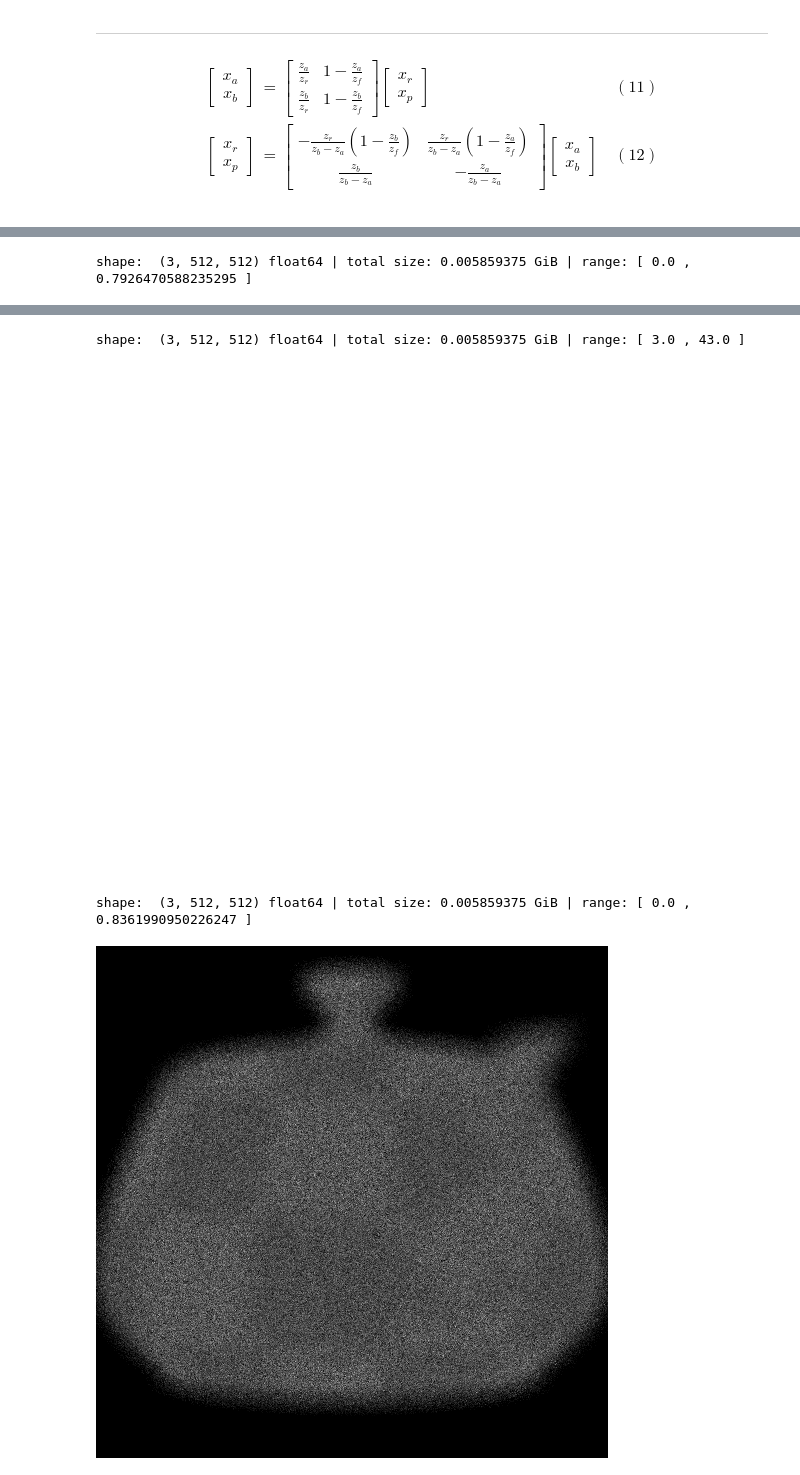
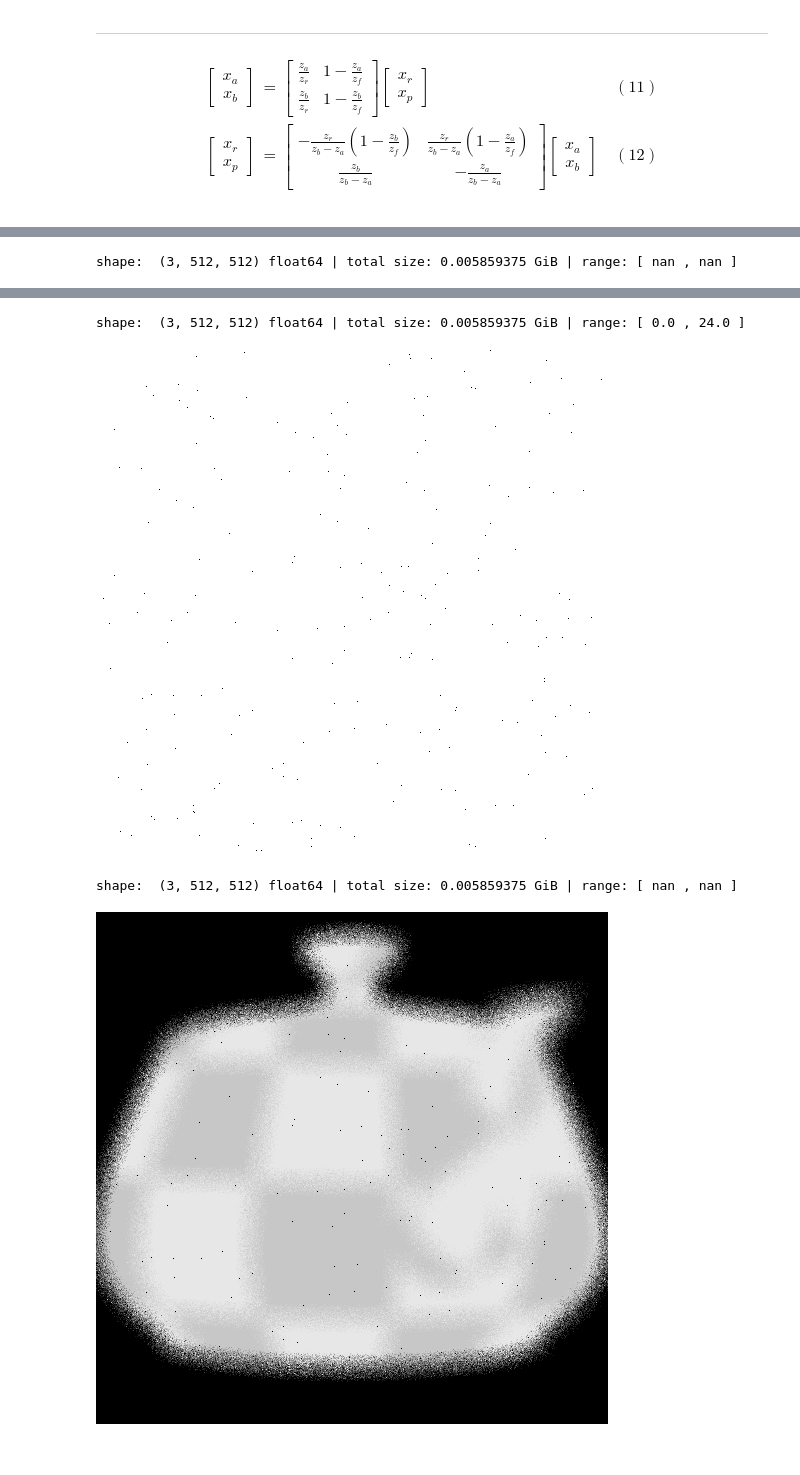
Before and after one commit to raolirom/light-field-prefiltering, a Jupyter notebook: 4d-nnls.ipynb, the cells around one changed output, grey strips where cells are left out. Saved outputs shown, nothing was run; the diff lists cells and outputs as text; code cells hidden in the pictures.

Commit message:
retina coverage

```diff
--- a/4d-nnls.ipynb
+++ b/4d-nnls.ipynb
@@ -223,8 +223,8 @@ size_a = size_r * z_a / abs(z_r) + size_p
 size_b = size_r * z_b / abs(z_r) + size_p
 
 n_r = 512
-n_a = 15
-n_b = 15
+n_a = 49
+n_b = 49
 
 w_r = size_r / n_r
 w_a = size_a / n_a
@@ -245,6 +245,7 @@ rng = np.random.default_rng()
 
 retina_colors = np.zeros((2, 3, n_r, n_r))
 retina_counts = np.zeros((2, 3, n_r, n_r))
+pupil_counts = np.empty((n_a, n_b, n_a, n_b))
 
 x_r = cp.array(lattice_r).reshape(n_r, 1, 1)
 y_r = cp.array(lattice_r).reshape(1, n_r, 1)
@@ -281,13 +282,13 @@ for idx_a, idx_b, idy_a, idy_b in tqdm(np.ndindex(n_a, n_b, n_a, n_b), total=n_a
     # For each focus distance...
     for idz_f, z_f in np.ndenumerate(lattice_f):
         # Retina intersection.
-        ray_x_r = (ray_x_a * (1 - z_b/z_f) - ray_x_b * (1 - z_a/z_f)) * (-z_r) / (z_b - z_a)
-        ray_y_r = (ray_y_a * (1 - z_b/z_f) - ray_y_b * (1 - z_a/z_f)) * (-z_r) / (z_b - z_a)
+        ray_x_r = (ray_x_a[pupil_mask] * (1 - z_b/z_f) - ray_x_b[pupil_mask] * (1 - z_a/z_f)) * (-z_r) / (z_b - z_a)
+        ray_y_r = (ray_y_a[pupil_mask] * (1 - z_b/z_f) - ray_y_b[pupil_mask] * (1 - z_a/z_f)) * (-z_r) / (z_b - z_a)
         # Retina element box.
         retina_mask = cp.logical_and(cp.abs(ray_x_r - x_r) < w_r/2, cp.abs(ray_y_r - y_r) < w_r/2)
         # Accumulate rays.
-        retina_colors[idz_f] += cp.sum(ray_colors.reshape(3, 1, 1, n_rays) * pupil_mask * retina_mask, axis=-1).get()
-        retina_counts[idz_f] += cp.sum(retina_mask, axis=-1).get()
+        retina_colors[idz_f] += cp.sum(ray_colors[:, np.newaxis, np.newaxis, pupil_mask] * retina_mask, axis=-1).get()
+        retina_counts[idz_f] += cp.count_nonzero(retina_mask, axis=-1).get()
 
 
 scene.release()
@@ -295,10 +296,8 @@ scene.release()
 # For each focus distance...
 for idz_f, z_f in np.ndenumerate(lattice_f):
     print('Focus distance =', z_f)
-    array_stats(retina_colors[idz_f])
-    display_image(retina_colors[idz_f], normalize=False, flip=True)
     array_stats(retina_counts[idz_f])
-    display_image(retina_counts[idz_f], normalize=False, flip=True)
+    display_image(retina_counts[idz_f], normalize=True, flip=True)
     array_stats(retina_colors[idz_f] * np.reciprocal(retina_counts[idz_f]))
     display_image(retina_colors[idz_f] * np.reciprocal(retina_counts[idz_f]), normalize=False, flip=True)
 # %% [output]
@@ -311 +310 @@ shape:  (3, 512, 512) float64 | total size: 0.005859375 GiB | range: [ 3.0 , 45.
-shape:  (3, 512, 512) float64 | total size: 0.005859375 GiB | range: [ 0.0 , 0.7926470588235295 ]
+shape:  (3, 512, 512) float64 | total size: 0.005859375 GiB | range: [ nan , nan ]
@@ -316,4 +315,4 @@ shape:  (3, 512, 512) float64 | total size: 0.005859375 GiB | range: [ 0.0 , 18.
-shape:  (3, 512, 512) float64 | total size: 0.005859375 GiB | range: [ 3.0 , 43.0 ]
+shape:  (3, 512, 512) float64 | total size: 0.005859375 GiB | range: [ 0.0 , 24.0 ]
-[figure, old version]
+[figure, new version]
-shape:  (3, 512, 512) float64 | total size: 0.005859375 GiB | range: [ 0.0 , 0.8361990950226247 ]
+shape:  (3, 512, 512) float64 | total size: 0.005859375 GiB | range: [ nan , nan ]
-[figure, old version]
+[figure, new version]
```
Also changed, not shown: parts of 1 cell of this notebook.
